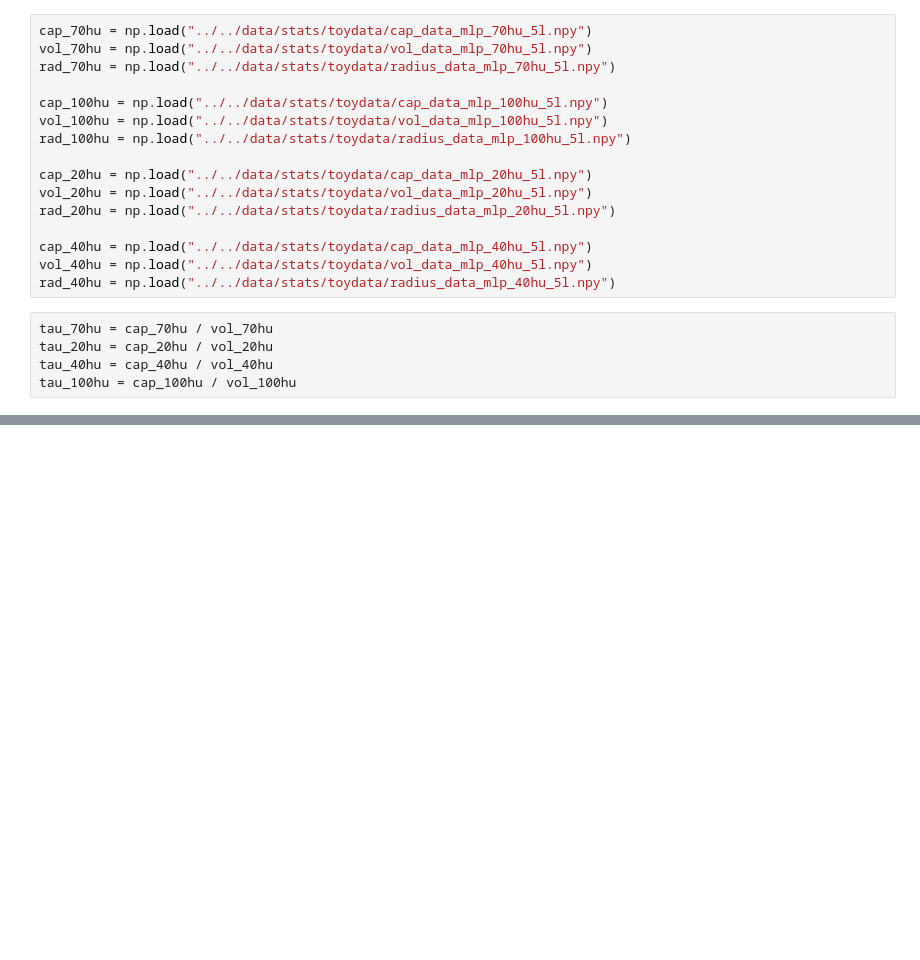
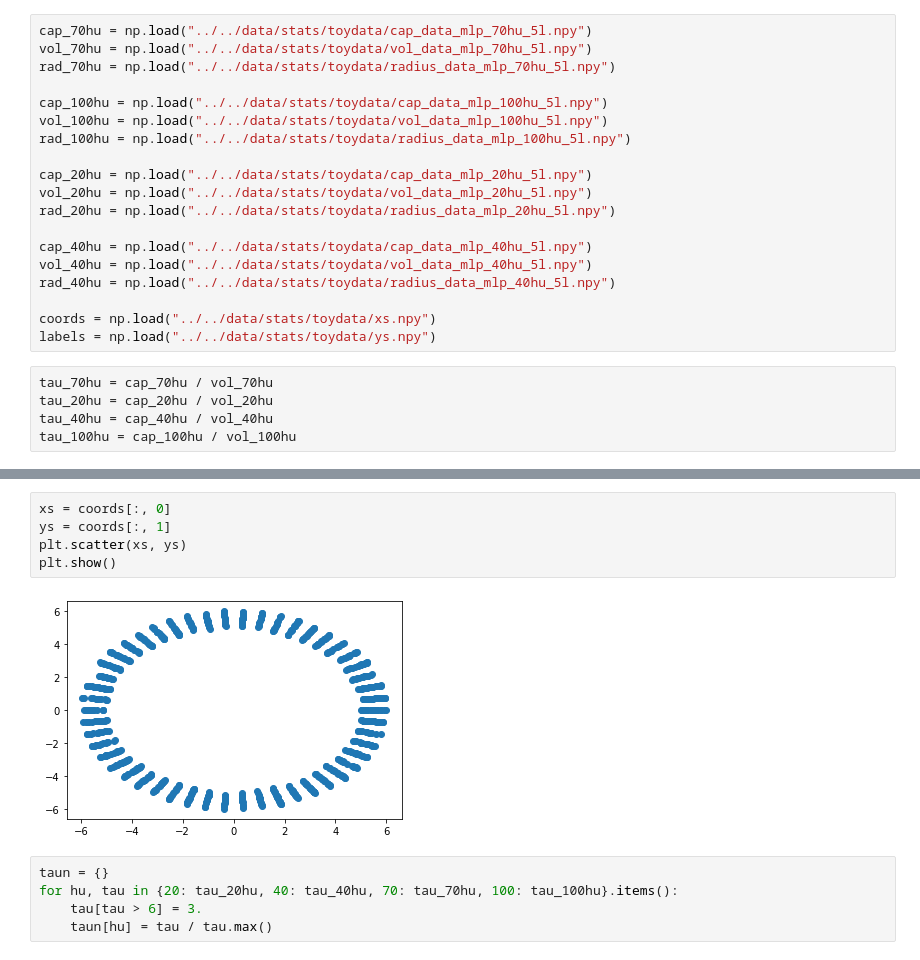
Before and after one commit to bogeorgiev/heating-up-dbs, a Jupyter notebook: explorations/toydata/hist-plots.ipynb, the cells around one changed output, grey strips where cells are left out. Saved outputs shown, nothing was run; the diff lists cells and outputs as text; blank space fills up the shorter version.

```diff
--- a/explorations/toydata/hist-plots.ipynb
+++ b/explorations/toydata/hist-plots.ipynb
@@ -19,6 +19,9 @@ rad_20hu = np.load("../../data/stats/toydata/radius_data_mlp_20hu_5l.npy")
 cap_40hu = np.load("../../data/stats/toydata/cap_data_mlp_40hu_5l.npy")
 vol_40hu = np.load("../../data/stats/toydata/vol_data_mlp_40hu_5l.npy")
 rad_40hu = np.load("../../data/stats/toydata/radius_data_mlp_40hu_5l.npy")
+
+coords = np.load("../../data/stats/toydata/xs.npy")
+labels = np.load("../../data/stats/toydata/ys.npy")
 # %%
 tau_70hu = cap_70hu / vol_70hu
 tau_20hu = cap_20hu / vol_20hu
@@ -49,0 +53,12 @@ plt.show()
+# %%
+xs = coords[:, 0]
+ys = coords[:, 1]
+plt.scatter(xs, ys)
+plt.show()
+# %% [output]
+[figure, added]
+# %%
+taun = {}
+for hu, tau in {20: tau_20hu, 40: tau_40hu, 70: tau_70hu, 100: tau_100hu}.items():
+    tau[tau > 6] = 3.
+    taun[hu] = tau / tau.max()
```
Also changed, not shown: parts of 5 cells of this notebook, 2 other files.
